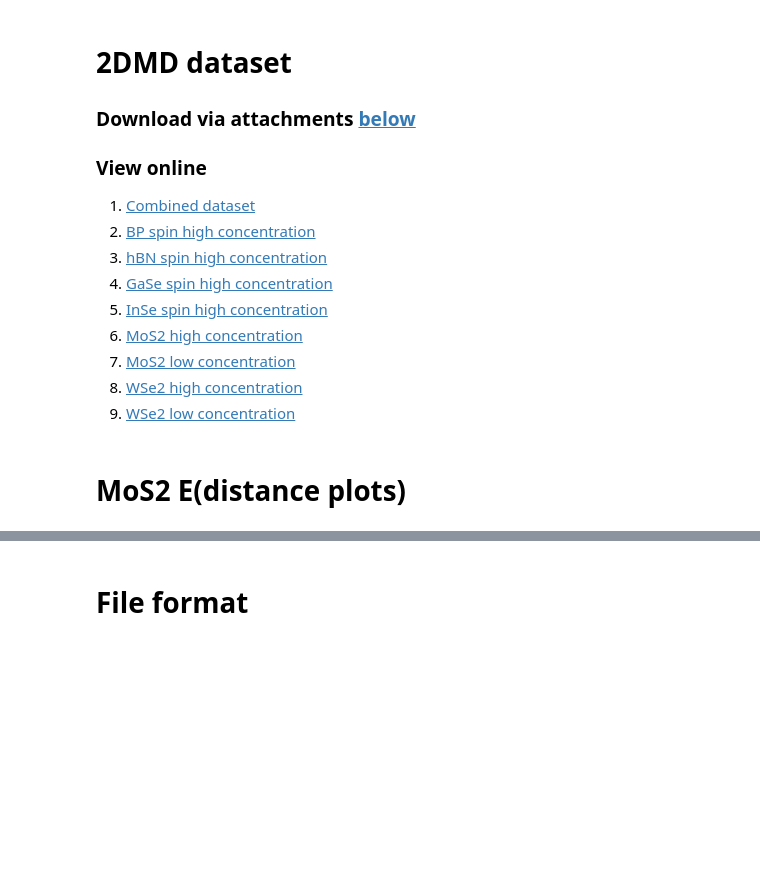
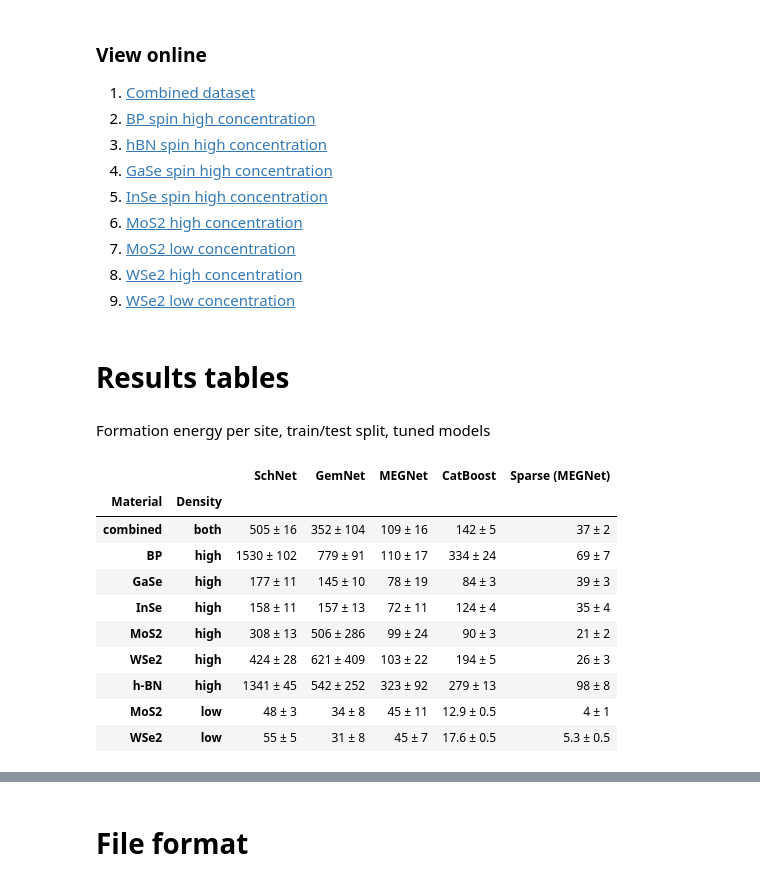
Before and after one commit to HSE-LAMBDA/ai4material_design, a Jupyter notebook: notebooks/Rolos_publication.ipynb, the cells around one changed output, grey strips where cells are left out. Saved outputs shown, nothing was run; the diff lists cells and outputs as text; code cells hidden in the pictures; blank space fills up the shorter version.

Commit message:
README and summary table

```diff
--- a/notebooks/Rolos_publication.ipynb
+++ b/notebooks/Rolos_publication.ipynb
@@ -1,6 +4,4 @@
 # %% [markdown]
-# 2DMD dataset
-### Download via attachments [below](https://rolos.com/open/2d-materials-point-defects/#physics)
 ### View online
 1. [Combined dataset](https://my.rolos.com/public/dataframes/866def6e441b4ecfa7e1dbc8bfb22217)
 2. [BP spin high concentration](https://my.rolos.com/public/dataframes/b1f0637c986b40d096c6406ace8c917f)
@@ -11,5 +12,3 @@
 7. [MoS2 low concentration](https://my.rolos.com/public/dataframes/f4533115c9be495189d189ce4cecaf57)
 8. [WSe2 high concentration](https://my.rolos.com/public/dataframes/1f6f083debb840a882f7cc438c519c15)
 9. [WSe2 low concentration](https://my.rolos.com/public/dataframes/4163ecf04ecc453f945dc939e5f71972)
-# %% [markdown]
-# MoS2 E(distance plots)
@@ -23,0 +15,24 @@ from ai4mat.data.data import StorageResolver, read_trial
+# %% [markdown]
+# Results tables
+# %% [markdown]
+Formation energy per site, train/test split, tuned models
+# %%
+import sys
+sys.path.append('..')
+from ai4mat.common.summary_table import do_table, get_argparser, format_result
+args_energy = get_argparser().parse_args(
+    r"--experiment combined_mixed_weighted_test --targets formation_energy_per_site --stability-trials stability/schnet/25-11-2022_16-52-31/71debf15 stability/catboost/29-11-2022_13-16-01/02e5eda9 stability/gemnet/16-11-2022_20-05-04/b5723f85 stability/megnet_pytorch/sparse/05-12-2022_19-50-53/d6b7ce45 stability/megnet_pytorch/25-11-2022_11-38-18/1baefba7 --separate-by target --column-format-re stability/(?P<name>.+)/.+/.+ --paper-results --multiple 1000".split())
+table = do_table(args_energy, format_="pandas")
+table.applymap(format_result)
+# %% [output]
+|  |  | SchNet | GemNet | MEGNet | CatBoost | Sparse (MEGNet) |
+| Material | Density |  |  |  |  |  |
+| combined | both | 505 ± 16 | 352 ± 104 | 109 ± 16 | 142 ± 5 | 37 ± 2 |
+| BP | high | 1530 ± 102 | 779 ± 91 | 110 ± 17 | 334 ± 24 | 69 ± 7 |
+| GaSe | high | 177 ± 11 | 145 ± 10 | 78 ± 19 | 84 ± 3 | 39 ± 3 |
+| InSe | high | 158 ± 11 | 157 ± 13 | 72 ± 11 | 124 ± 4 | 35 ± 4 |
+| MoS2 | high | 308 ± 13 | 506 ± 286 | 99 ± 24 | 90 ± 3 | 21 ± 2 |
+| WSe2 | high | 424 ± 28 | 621 ± 409 | 103 ± 22 | 194 ± 5 | 26 ± 3 |
+| h-BN | high | 1341 ± 45 | 542 ± 252 | 323 ± 92 | 279 ± 13 | 98 ± 8 |
+| MoS2 | low | 48 ± 3 | 34 ± 8 | 45 ± 11 | 12.9 ± 0.5 | 4 ± 1 |
+| WSe2 | low | 55 ± 5 | 31 ± 8 | 45 ± 7 | 17.6 ± 0.5 | 5.3 ± 0.5 |
```
Also changed, not shown: parts of 14 cells of this notebook, 4 other files.
